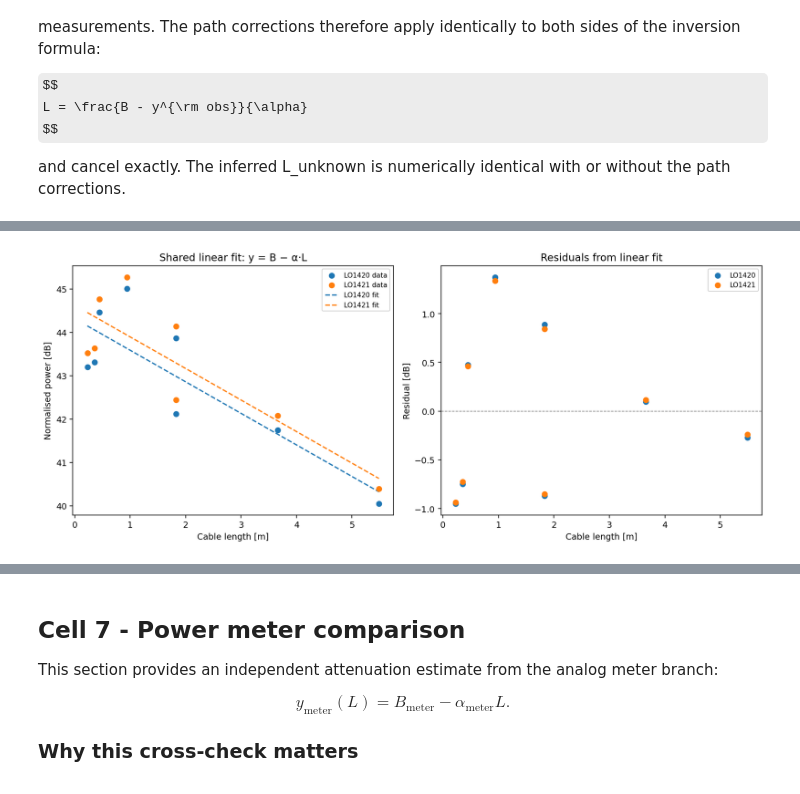
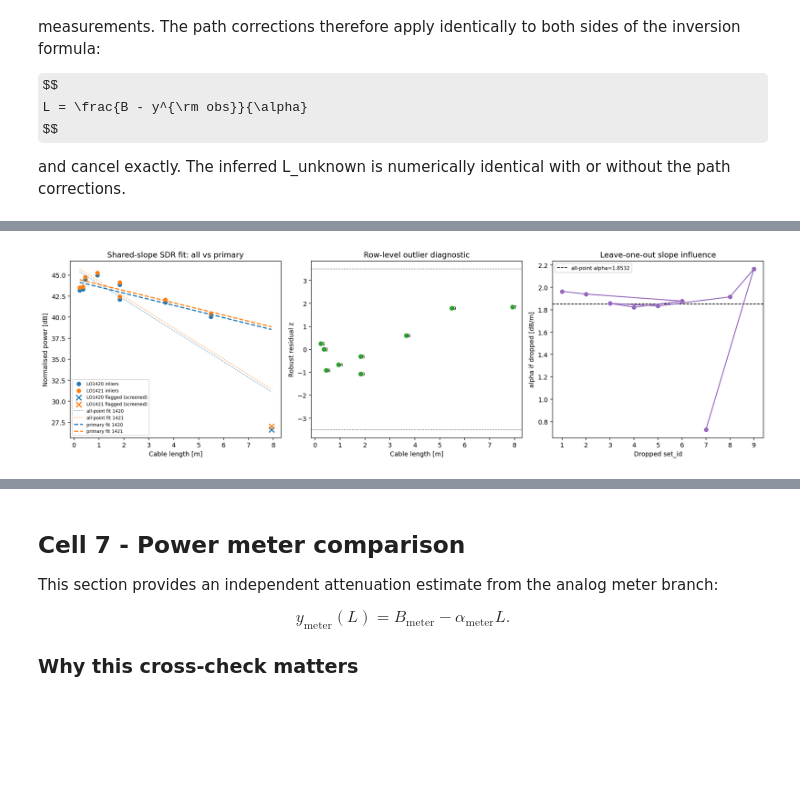
Before and after one commit to raw-asparagus/ay-121, a Jupyter notebook: labs/02/equipment_calibration.ipynb, the cells around one changed output, grey strips where cells are left out. Saved outputs shown, nothing was run; the diff lists cells and outputs as text; code cells hidden in the pictures; some formulas as TeX source; blank space fills up the shorter version.

```diff
--- a/labs/02/equipment_calibration.ipynb
+++ b/labs/02/equipment_calibration.ipynb
@@ -474,42 +744,85 @@ RMSE quantifies residual scale in dB; AIC/BIC provide model-fit compactness metr
 # %%
-fit_lin = fit_shared_linear(L, y1420, y1421)
+fit_lin_screened = fit_shared_linear(L, y1420, y1421)
+fit_lin = fit_lin_screened if screening_applied else fit_lin_all   # primary SDR fit used downstream
 
-L_line = np.linspace(L.min(), L.max(), 500)
-y0_lin = fit_lin['B1420'] - fit_lin['alpha'] * L_line
-y1_lin = fit_lin['B1421'] - fit_lin['alpha'] * L_line
+L_line = np.linspace(np.min(L_all), np.max(L_all), 500)
 
-fig, axes = plt.subplots(1, 2, figsize=(12, 5))
+def _line_y(B, alpha, x):
+    return B - alpha * x
 
+fig, axes = plt.subplots(1, 3, figsize=(16, 4.8))
+
+# Panel 1: all points with robust outlier marks
 ax = axes[0]
-ax.scatter(L, y1420, color='C0', zorder=3, label='LO1420 data')
-ax.scatter(L, y1421, color='C1', zorder=3, label='LO1421 data')
-ax.plot(L_line, y0_lin, color='C0', lw=1.5, ls='--', label='LO1420 fit')
-ax.plot(L_line, y1_lin, color='C1', lw=1.5, ls='--', label='LO1421 fit')
+all_inlier = ~drop_mask
+ax.scatter(L_all[all_inlier], y1420_all[all_inlier], color='C0', s=35, label='LO1420 inliers')
+ax.scatter(L_all[all_inlier], y1421_all[all_inlier], color='C1', s=35, label='LO1421 inliers')
+if np.any(~all_inlier):
+    ax.scatter(L_all[~all_inlier], y1420_all[~all_inlier], color='C0', s=70, marker='x', lw=1.8, label='LO1420 flagged (screened)')
+    ax.scatter(L_all[~all_inlier], y1421_all[~all_inlier], color='C1', s=70, marker='x', lw=1.8, label='LO1421 flagged (screened)')
+
+ax.plot(L_line, _line_y(fit_lin_all['B1420'], fit_lin_all['alpha'], L_line), color='C0', lw=1.0, ls=':', label='all-point fit 1420')
+ax.plot(L_line, _line_y(fit_lin_all['B1421'], fit_lin_all['alpha'], L_line), color='C1', lw=1.0, ls=':', label='all-point fit 1421')
+ax.plot(L_line, _line_y(fit_lin['B1420'], fit_lin['alpha'], L_line), color='C0', lw=1.8, ls='--', label='primary fit 1420')
+ax.plot(L_line, _line_y(fit_lin['B1421'], fit_lin['alpha'], L_line), color='C1', lw=1.8, ls='--', label='primary fit 1421')
 ax.set_xlabel('Cable length [m]')
 ax.set_ylabel('Normalised power [dB]')
-ax.set_title('Shared linear fit: y = B − α·L')
-ax.legend(fontsize=8)
+ax.set_title('Shared-slope SDR fit: all vs primary')
+ax.legend(fontsize=7)
 
+# Panel 2: robust-z diagnostics
 ax = axes[1]
-res = fit_lin['residuals']
-n_pts = L.size
-ax.axhline(0, color='gray', lw=0.8, ls='--')
-ax.scatter(L, res[:n_pts], color='C0', zorder=3, label='LO1420')
-ax.scatter(L, res[n_pts:], color='C1', zorder=3, label='LO1421')
+ax.axhline(OUTLIER_Z_THRESHOLD, color='gray', lw=0.8, ls='--')
+ax.axhline(-OUTLIER_Z_THRESHOLD, color='gray', lw=0.8, ls='--')
+ax.scatter(df_diag['cable_length_m'], df_diag['robust_z'], c=np.where(df_diag['inlier_resid'], 'C2', 'C3'), s=40)
+for _, r in df_diag.iterrows():
+    ax.text(r['cable_length_m'], r['robust_z'], f" {int(r['set_id'])}", fontsize=7, va='center')
 ax.set_xlabel('Cable length [m]')
-ax.set_ylabel('Residual [dB]')
-ax.set_title('Residuals from linear fit')
+ax.set_ylabel('Robust residual z')
+ax.set_title('Row-level outlier diagnostic')
+
+# Panel 3: leave-one-out alpha influence
+ax = axes[2]
+ax.axhline(fit_lin_all['alpha'], color='k', lw=1.1, ls='--', label=f"all-point alpha={fit_lin_all['alpha']:.4f}")
+ax.plot(df_diag['set_id'], df_diag['alpha_if_row_dropped'], 'o-', color='C4')
+ax.set_xlabel('Dropped set_id')
+ax.set_ylabel('alpha if dropped [dB/m]')
+ax.set_title('Leave-one-out slope influence')
 ax.legend(fontsize=8)
 
 fig.tight_layout()
 plt.show()
 
-print('=== Shared linear model (SDR) ===')
-print(f"  α         = {fit_lin['alpha']:.6f} ± {fit_lin['sigma_alpha']:.6f} dB/m")
-print(f"  B₁₄₂₀    = {fit_lin['B1420']:.4f} ± {fit_lin['sigma_B1420']:.4f} dB")
-print(f"  B₁₄₂₁    = {fit_lin['B1421']:.4f} ± {fit_lin['sigma_B1421']:.4f} dB")
-print(f"  ΔB        = {fit_lin['deltaB']:.4f} ± {fit_lin['sigma_deltaB']:.4f} dB")
-print(f"  RMSE      = {fit_lin['rmse']:.4f} dB")
-print(f"  AIC / BIC = {fit_lin['aic']:.3f} / {fit_lin['bic']:.3f}")
+fit_compare = pd.DataFrame([
+    {
+        'fit_case': 'all-point',
+        'n_rows': len(L_all),
+        'alpha [dB/m]': fit_lin_all['alpha'],
+        'sigma_alpha': fit_lin_all['sigma_alpha'],
+        'B1420 [dB]': fit_lin_all['B1420'],
+        'B1421 [dB]': fit_lin_all['B1421'],
+        'RMSE [dB]': fit_lin_all['rmse'],
+        'AIC': fit_lin_all['aic'],
+        'BIC': fit_lin_all['bic'],
+    },
+    {
+        'fit_case': 'primary-screened' if screening_applied else 'primary-all-point',
+        'n_rows': len(L),
+        'alpha [dB/m]': fit_lin['alpha'],
+        'sigma_alpha': fit_lin['sigma_alpha'],
+        'B1420 [dB]': fit_lin['B1420'],
+        'B1421 [dB]': fit_lin['B1421'],
+        'RMSE [dB]': fit_lin['rmse'],
+        'AIC': fit_lin['aic'],
+        'BIC': fit_lin['bic'],
+    },
+]).set_index('fit_case')
+
+print('=== Shared linear SDR fit comparison ===')
+display(fit_compare.round(6))
+print(f"\nPrimary SDR fit selected: {'screened' if screening_applied else 'all-point'}")
+print(f"  alpha = {fit_lin['alpha']:.6f} +/- {fit_lin['sigma_alpha']:.6f} dB/m")
+print(f"  deltaB = {fit_lin['deltaB']:.4f} +/- {fit_lin['sigma_deltaB']:.4f} dB")
+print(f"  RMSE   = {fit_lin['rmse']:.4f} dB")
 # %% [output]
-[figure, old version]
+[figure, new version]
```
Also changed, not shown: parts of 28 cells of this notebook, 9 other files.
